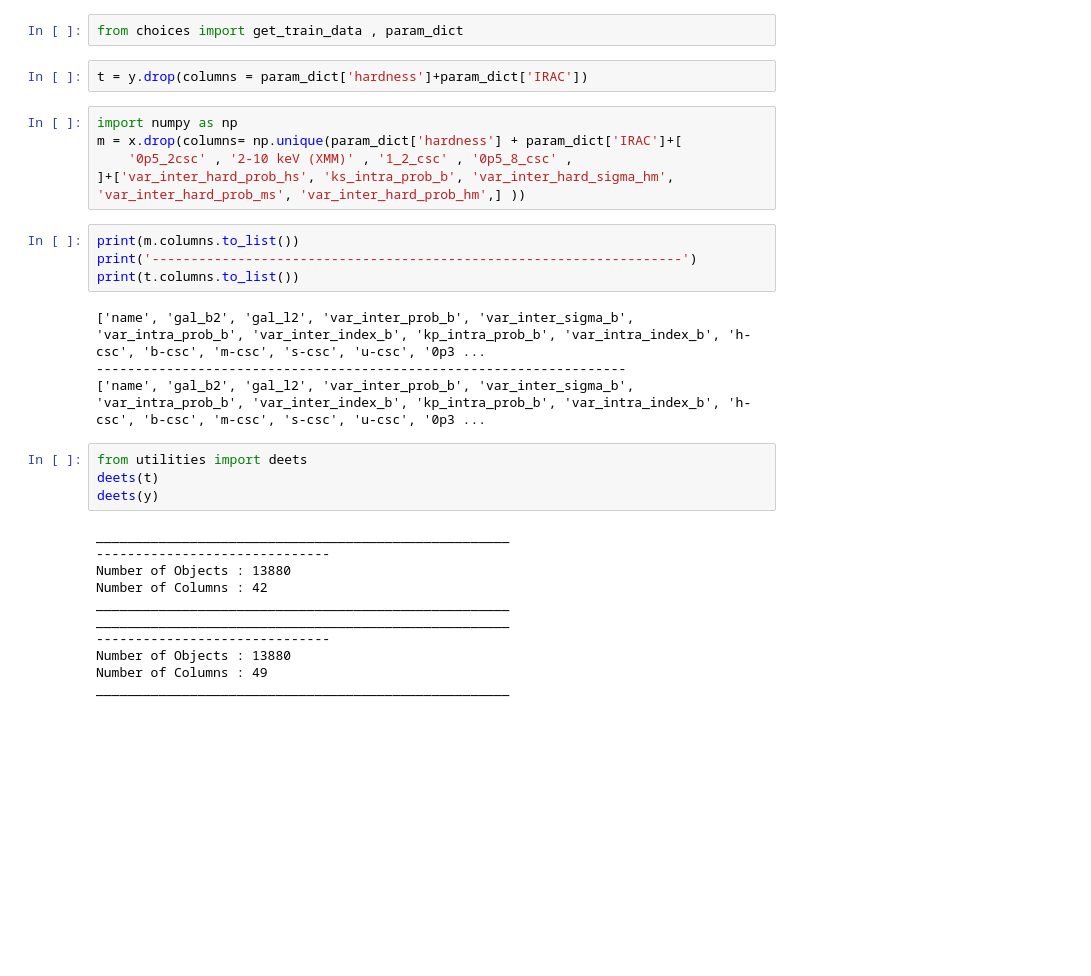
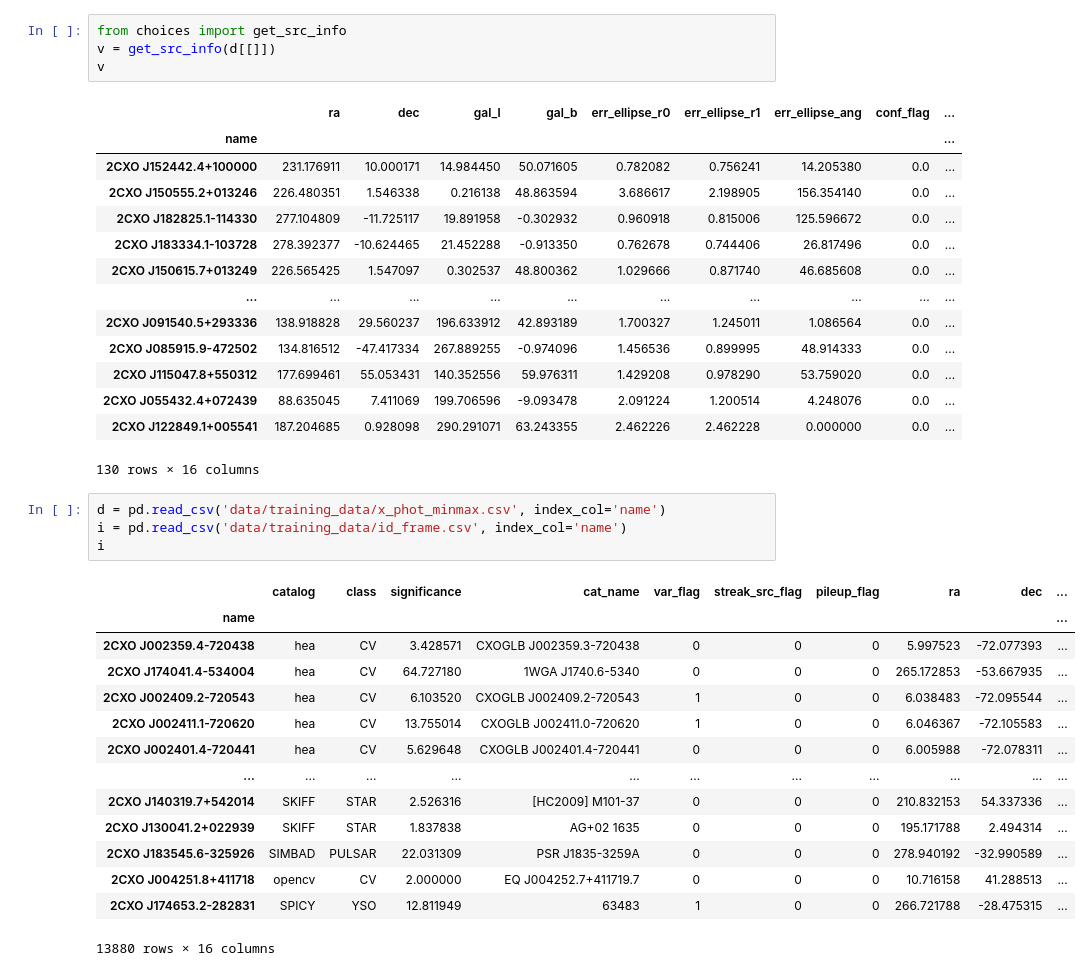
Before and after one commit to KumaranShivam5/chandra-ML, a Jupyter notebook: scratch.ipynb, the cells around one changed output. Drawn from its saved outputs; the diff is of its cells as text; blank space fills up the shorter version.

Commit message:
Data description

```diff
--- a/scratch.ipynb
+++ b/scratch.ipynb
@@ -5,32 +21,38 @@ y = pd.read_csv('../aurora-server-final/compiled_data_v3/imputed_data_v2/x_phot_
 # %%
-from choices import get_train_data , param_dict
+from choices import get_src_info
+v = get_src_info(d[[]])
+v
+# %% [output]
+|  | ra | dec | gal_l | gal_b | err_ellipse_r0 | err_ellipse_r1 | err_ellipse_ang | conf_flag | ... |
+| name |  |  |  |  |  |  |  |  | ... |
+| 2CXO J152442.4+100000 | 231.176911 | 10.000171 | 14.984450 | 50.071605 | 0.782082 | 0.756241 | 14.205380 | 0.0 | ... |
+| 2CXO J150555.2+013246 | 226.480351 | 1.546338 | 0.216138 | 48.863594 | 3.686617 | 2.198905 | 156.354140 | 0.0 | ... |
+| 2CXO J182825.1-114330 | 277.104809 | -11.725117 | 19.891958 | -0.302932 | 0.960918 | 0.815006 | 125.596672 | 0.0 | ... |
+| 2CXO J183334.1-103728 | 278.392377 | -10.624465 | 21.452288 | -0.913350 | 0.762678 | 0.744406 | 26.817496 | 0.0 | ... |
+| 2CXO J150615.7+013249 | 226.565425 | 1.547097 | 0.302537 | 48.800362 | 1.029666 | 0.871740 | 46.685608 | 0.0 | ... |
+| ... | ... | ... | ... | ... | ... | ... | ... | ... | ... |
+| 2CXO J091540.5+293336 | 138.918828 | 29.560237 | 196.633912 | 42.893189 | 1.700327 | 1.245011 | 1.086564 | 0.0 | ... |
+| 2CXO J085915.9-472502 | 134.816512 | -47.417334 | 267.889255 | -0.974096 | 1.456536 | 0.899995 | 48.914333 | 0.0 | ... |
+| 2CXO J115047.8+550312 | 177.699461 | 55.053431 | 140.352556 | 59.976311 | 1.429208 | 0.978290 | 53.759020 | 0.0 | ... |
+| 2CXO J055432.4+072439 | 88.635045 | 7.411069 | 199.706596 | -9.093478 | 2.091224 | 1.200514 | 4.248076 | 0.0 | ... |
+| 2CXO J122849.1+005541 | 187.204685 | 0.928098 | 290.291071 | 63.243355 | 2.462226 | 2.462228 | 0.000000 | 0.0 | ... |
+130 rows × 16 columns
-# %%
-t = y.drop(columns = param_dict['hardness']+param_dict['IRAC'])
-# %%
-import numpy as np
-m = x.drop(columns= np.unique(param_dict['hardness'] + param_dict['IRAC']+[
-    '0p5_2csc' , '2-10 keV (XMM)' , '1_2_csc' , '0p5_8_csc' ,
-]+['var_inter_hard_prob_hs', 'ks_intra_prob_b', 'var_inter_hard_sigma_hm', 'var_inter_hard_prob_ms', 'var_inter_hard_prob_hm',] ))
-# %%
-print(m.columns.to_list())
-print('--------------------------------------------------------------------')
-print(t.columns.to_list())
-# %% [output]
-['name', 'gal_b2', 'gal_l2', 'var_inter_prob_b', 'var_inter_sigma_b', 'var_intra_prob_b', 'var_inter_index_b', 'kp_intra_prob_b', 'var_intra_index_b', 'h-csc', 'b-csc', 'm-csc', 's-csc', 'u-csc', '0p3 ...
---------------------------------------------------------------------
-['name', 'gal_b2', 'gal_l2', 'var_inter_prob_b', 'var_inter_sigma_b', 'var_intra_prob_b', 'var_inter_index_b', 'kp_intra_prob_b', 'var_intra_index_b', 'h-csc', 'b-csc', 'm-csc', 's-csc', 'u-csc', '0p3 ...
-# %%
-from utilities import deets
-deets(t)
-deets(y)
-# %% [output]
-_____________________________________________________
-------------------------------
-Number of Objects : 13880
-Number of Columns : 42
-_____________________________________________________
-_____________________________________________________
-------------------------------
-Number of Objects : 13880
-Number of Columns : 49
-_____________________________________________________
+# %%
+d = pd.read_csv('data/training_data/x_phot_minmax.csv', index_col='name')
+i = pd.read_csv('data/training_data/id_frame.csv', index_col='name')
+i
+# %% [output]
+|  | catalog | class | significance | cat_name | var_flag | streak_src_flag | pileup_flag | ra | dec | ... |
+| name |  |  |  |  |  |  |  |  |  | ... |
+| 2CXO J002359.4-720438 | hea | CV | 3.428571 | CXOGLB J002359.3-720438 | 0 | 0 | 0 | 5.997523 | -72.077393 | ... |
+| 2CXO J174041.4-534004 | hea | CV | 64.727180 | 1WGA J1740.6-5340 | 0 | 0 | 0 | 265.172853 | -53.667935 | ... |
+| 2CXO J002409.2-720543 | hea | CV | 6.103520 | CXOGLB J002409.2-720543 | 1 | 0 | 0 | 6.038483 | -72.095544 | ... |
+| 2CXO J002411.1-720620 | hea | CV | 13.755014 | CXOGLB J002411.0-720620 | 1 | 0 | 0 | 6.046367 | -72.105583 | ... |
+| 2CXO J002401.4-720441 | hea | CV | 5.629648 | CXOGLB J002401.4-720441 | 0 | 0 | 0 | 6.005988 | -72.078311 | ... |
+| ... | ... | ... | ... | ... | ... | ... | ... | ... | ... | ... |
+| 2CXO J140319.7+542014 | SKIFF | STAR | 2.526316 | [HC2009] M101-37 | 0 | 0 | 0 | 210.832153 | 54.337336 | ... |
+| 2CXO J130041.2+022939 | SKIFF | STAR | 1.837838 | AG+02 1635 | 0 | 0 | 0 | 195.171788 | 2.494314 | ... |
+| 2CXO J183545.6-325926 | SIMBAD | PULSAR | 22.031309 | PSR J1835-3259A | 0 | 0 | 0 | 278.940192 | -32.990589 | ... |
+| 2CXO J004251.8+411718 | opencv | CV | 2.000000 | EQ J004252.7+411719.7 | 0 | 0 | 0 | 10.716158 | 41.288513 | ... |
+| 2CXO J174653.2-282831 | SPICY | YSO | 12.811949 | 63483 | 1 | 0 | 0 | 266.721788 | -28.475315 | ... |
+13880 rows × 16 columns
```
Also changed, not shown: parts of 5 cells of this notebook, 16 other files.
